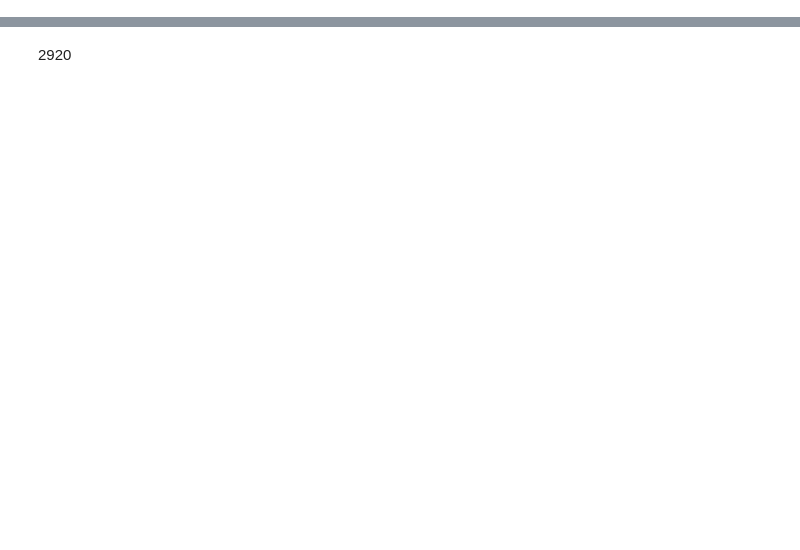
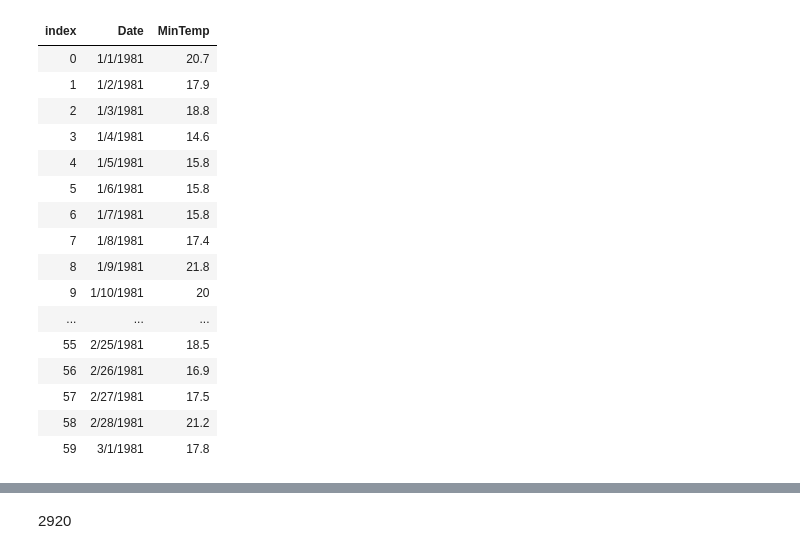
Before and after one commit to gvashishtha/time-series-mlnet, a Jupyter notebook: time-series-forecast.ipynb, the cells around one changed output, grey strips where cells are left out. Cells and saved outputs as stored; diff of their text form; code cells hidden in the pictures; blank space fills up the shorter version.

```diff
--- a/time-series-forecast.ipynb
+++ b/time-series-forecast.ipynb
@@ -81,0 +84,66 @@ DataView: Showing 5 rows with the columns
+# %%
+using XPlot.Plotly;
+
+MLContext mlContext = new MLContext(seed: 0);
+IDataView trainDataView = mlContext.Data.LoadFromTextFile<TemperaturePoint>("daily-minimum-temperatures-in-me.csv", hasHeader: true, separatorChar: ',');
+
+// extract minimum date for later processing
+IEnumerable<string> dateColumn = trainDataView.GetColumn<string>("Date").ToList();
+DateTime minDate = DateTime.Parse(dateColumn.Min());
+
+// Convert dates from strings to datetimes
+Action<TemperaturePoint, TemperatureDate> mapping = (input, output) =>
+    {
+        output.MinTemp = input.MinTemp;
+        output.Date = DateTime.Parse(input.Date);
+    };
+
+var estimator = mlContext.Transforms.CustomMapping(mapping, null)
+    .AppendCacheCheckpoint(mlContext);
+
+
+var model = estimator.Fit(trainDataView);
+var initialData = model.Transform(trainDataView);
+
+//Extract some data into arrays for plotting:
+
+int numberOfRows = 730;
+float[] temps = initialData.GetColumn<float>("MinTemp").Take(numberOfRows).ToArray();
+DateTime[] dates = initialData.GetColumn<DateTime>("Date").Take(numberOfRows).ToArray();
+
+Graph.Scattergl[] scatters = {
+    new Graph.Scattergl()
+    {
+        x = dates,
+        y = temps
+    }
+};
+var chart = Chart.Plot(
+    scatters
+);
+
+chart.Width = 600;
+chart.Height = 600;
+display(chart);
+
+int totalRows = dateColumn.Count();
+display(minDate);
+display(totalRows);
+
+public static List<TemperaturePoint> Head(MLContext mlContext, IDataView dataView, int numberOfRows = 4)
+{
+    string msg = string.Format("DataView: Showing {0} rows with the columns", numberOfRows.ToString());
+    display(msg);
+
+    var rows = mlContext.Data.CreateEnumerable<TemperaturePoint>(dataView, reuseRowObject: false)
+                    .Take(numberOfRows)
+                    .ToList();
+
+    return rows;
+}
+
+display(h4("Showing a few rows from training DataView:"));
+
+var fewRows = Head(mlContext, trainDataView, 60);
+display(fewRows);
+# %% [output]
@@ -81,0 +155,17 @@ DataView: Showing 5 rows with the columns
+| index | Date | MinTemp |
+| 0 | 1/1/1981 | 20.7 |
+| 1 | 1/2/1981 | 17.9 |
+| 2 | 1/3/1981 | 18.8 |
+| 3 | 1/4/1981 | 14.6 |
+| 4 | 1/5/1981 | 15.8 |
+| 5 | 1/6/1981 | 15.8 |
+| 6 | 1/7/1981 | 15.8 |
+| 7 | 1/8/1981 | 17.4 |
+| 8 | 1/9/1981 | 21.8 |
+| 9 | 1/10/1981 | 20 |
+| ... | ... | ... |
+| 55 | 2/25/1981 | 18.5 |
+| 56 | 2/26/1981 | 16.9 |
+| 57 | 2/27/1981 | 17.5 |
+| 58 | 2/28/1981 | 21.2 |
+| 59 | 3/1/1981 | 17.8 |
```
Also changed, not shown: parts of 22 cells of this notebook, 1 other file.
